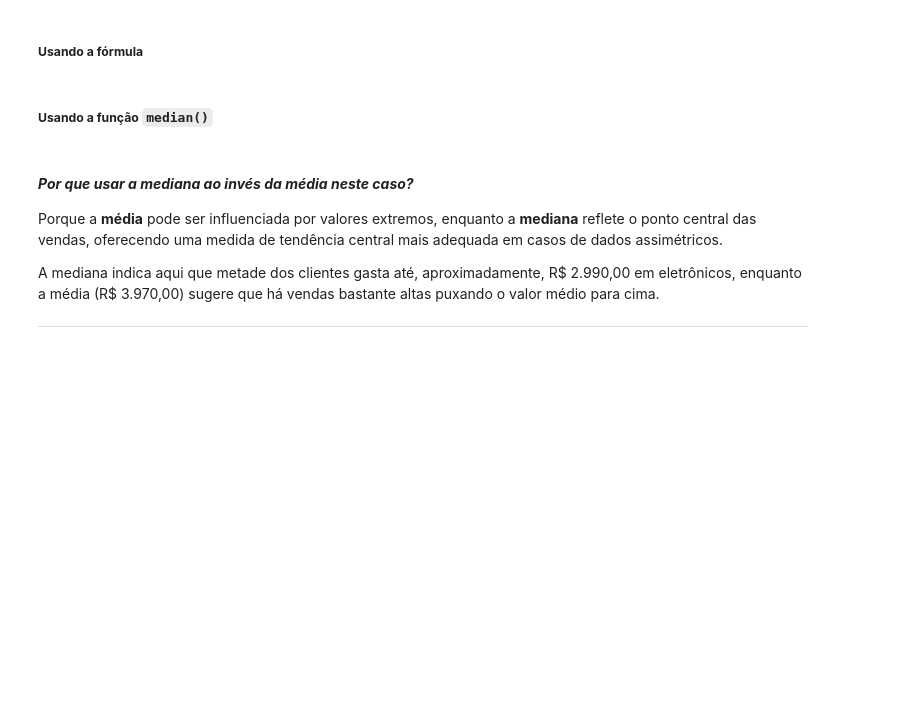
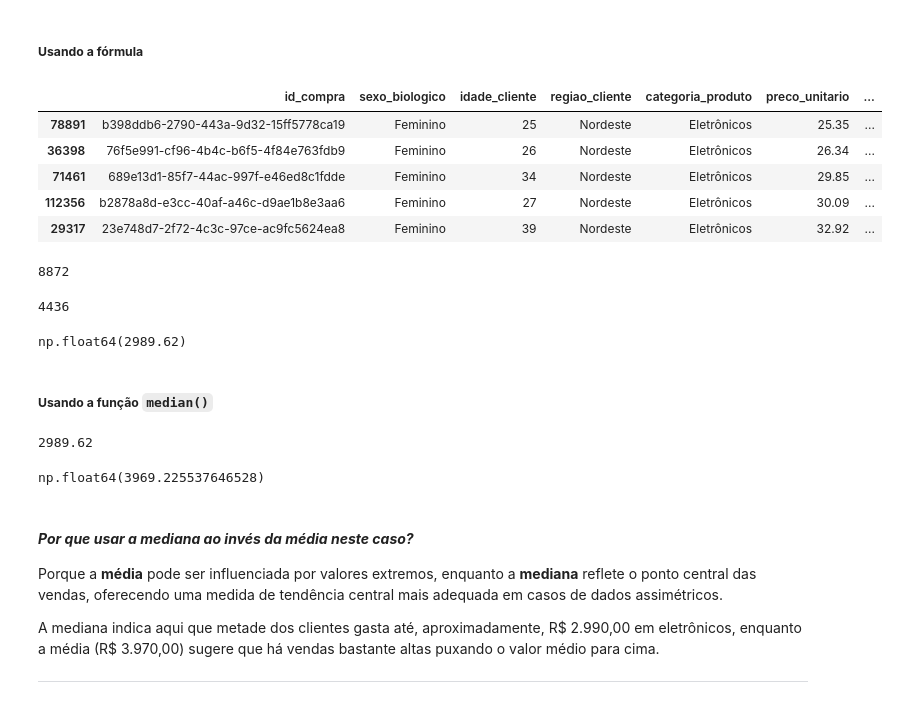
Before and after one commit to lggugs/python, a Jupyter notebook: python_frequencias_e_medidas.ipynb, the cells around one changed output. Saved outputs shown, nothing was run; the diff lists cells and outputs as text; code cells hidden in the pictures; blank space fills up the shorter version.

```diff
--- a/python_frequencias_e_medidas.ipynb
+++ b/python_frequencias_e_medidas.ipynb
@@ -749,8 +809,55 @@ X_{Elemento_{Md}} & ,se \ n \ for \ ímpar \\
 ### <font color="#E23155" face="Verdana">Solução:</font>
 # %% [markdown]
 ##### **Usando a fórmula**
+# %%
+regiao_nordeste_filtro = df['regiao_cliente'] == 'Nordeste'
+#print(f"[Filtro Região] df['regiao_cliente'] == 'Nordeste':\n{regiao_nordeste_filtro}")
+
+categoria_Eletronico_filtro = df['categoria_produto'] == 'Eletrônicos'
+#print(f"\n[Filtro Cat. Produto] df['categoria_produto'] == 'Eletrônicos':\n{categoria_Eletronico_filtro}")
+
+
+dados_nordeste = df[regiao_nordeste_filtro & categoria_Eletronico_filtro]
+dados_nordeste = dados_nordeste.sort_values('total_compra')
+dados_nordeste.head()
+# %% [output]
+|  | id_compra | sexo_biologico | idade_cliente | regiao_cliente | categoria_produto | preco_unitario | ... |
+| 78891 | b398ddb6-2790-443a-9d32-15ff5778ca19 | Feminino | 25 | Nordeste | Eletrônicos | 25.35 | ... |
+| 36398 | 76f5e991-cf96-4b4c-b6f5-4f84e763fdb9 | Feminino | 26 | Nordeste | Eletrônicos | 26.34 | ... |
+| 71461 | 689e13d1-85f7-44ac-997f-e46ed8c1fdde | Feminino | 34 | Nordeste | Eletrônicos | 29.85 | ... |
+| 112356 | b2878a8d-e3cc-40af-a46c-d9ae1b8e3aa6 | Feminino | 27 | Nordeste | Eletrônicos | 30.09 | ... |
+| 29317 | 23e748d7-2f72-4c3c-97ce-ac9fc5624ea8 | Feminino | 39 | Nordeste | Eletrônicos | 32.92 | ... |
+# %%
+n = len(dados_nordeste)
+n
+# %% [output]
+8872
+# %%
+elemento_md = int(n/2)
+elemento_md
+# %% [output]
+4436
+# %%
+# Calculando a média entre os ([elemento_md -1] + elemento_md) /2 para obter a mediana
+
+
+X1 = dados_nordeste['total_compra'].iloc[elemento_md -1] # localizar a posição definina por (elemento_md -1)
+X2 = dados_nordeste['total_compra'].iloc[elemento_md] # localizar a posição definina por (elemento_md)
+
+mediana = round( (X1 + X2) / 2, 2 )
+mediana
+# %% [output]
+np.float64(2989.62)
 # %% [markdown]
 ##### **Usando a função `median()`**
+# %%
+dados_nordeste.total_compra.median()
+# %% [output]
+2989.62
+# %%
+dados_nordeste.total_compra.mean()
+# %% [output]
+np.float64(3969.225537646528)
 # %% [markdown]
 #### ***Por que usar a mediana ao invés da média neste caso?***
 
```
Also changed, not shown: parts of 11 cells of this notebook.
